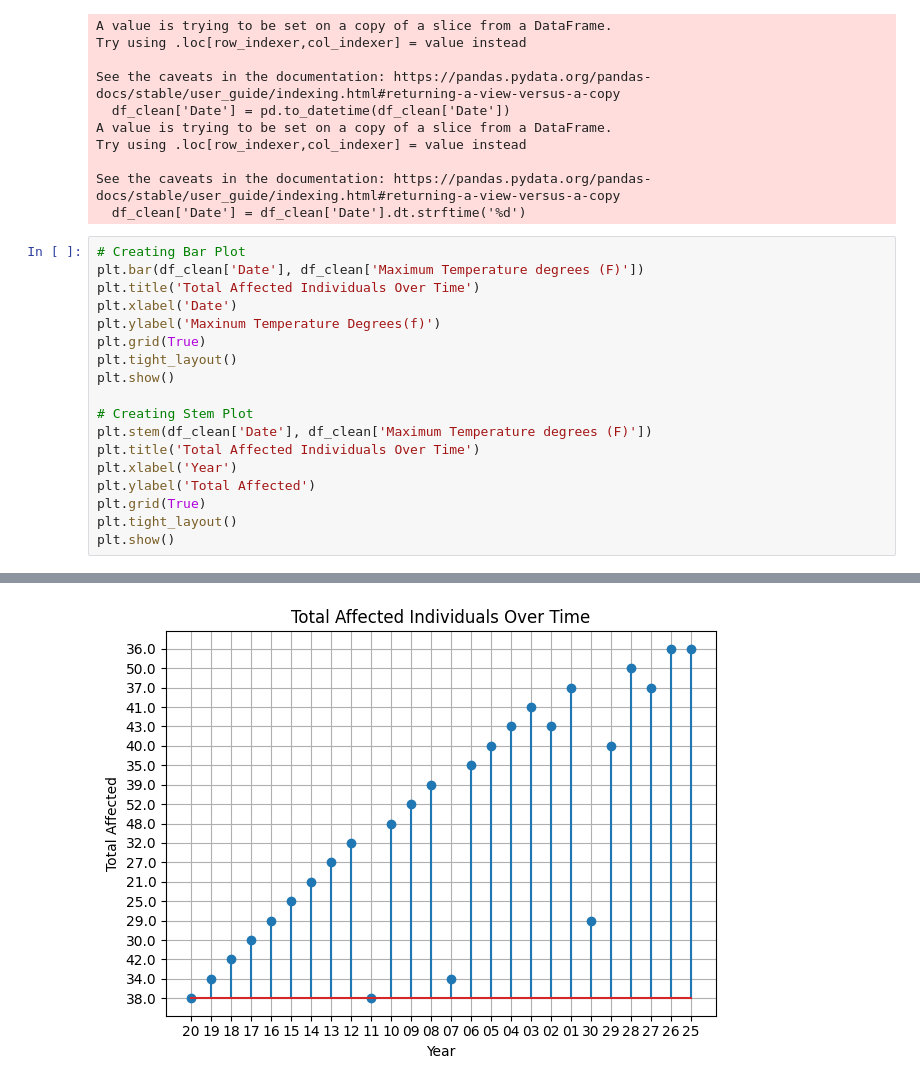
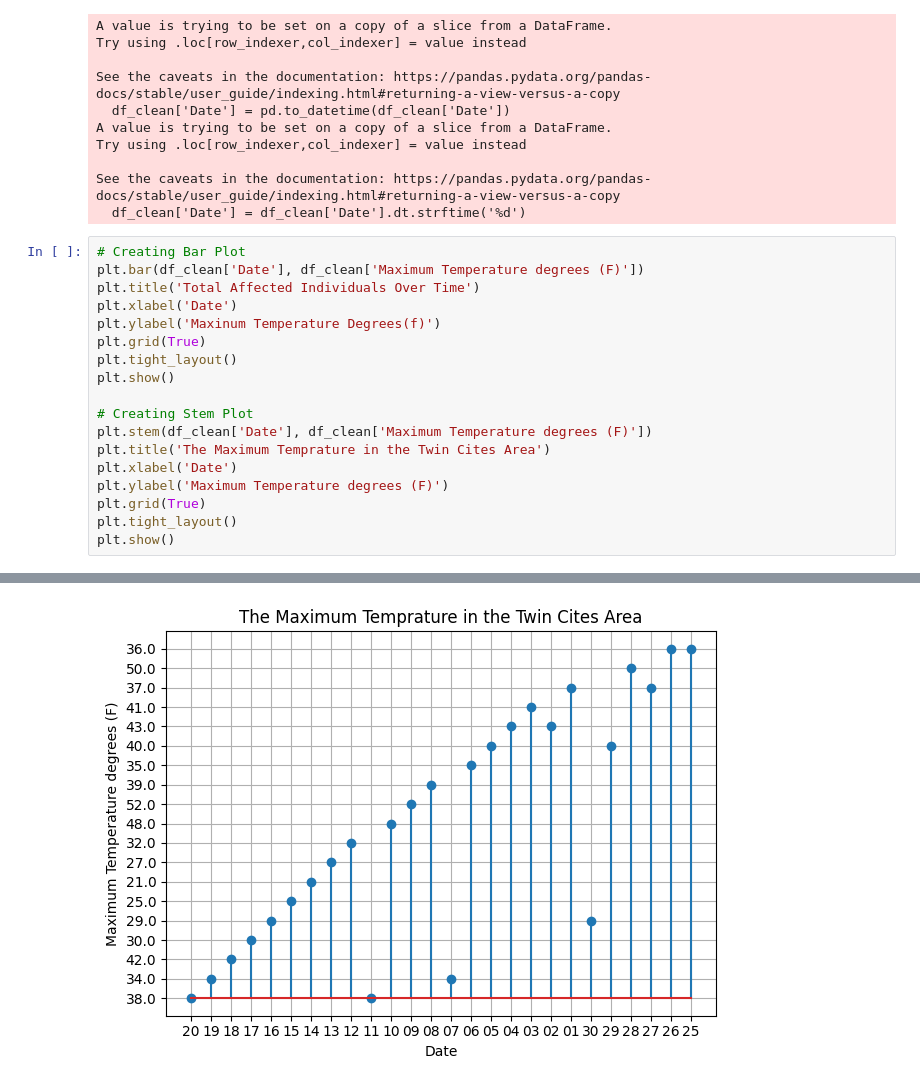
Before and after one commit to BitForge-HUT/Minneapolis-St.Paul-Weather, a Jupyter notebook: Minneapolis_St_Paul_Weather.ipynb, the cells around one changed output, grey strips where cells are left out. Cells and saved outputs as stored; diff of their text form.

```diff
--- a/Minneapolis_St_Paul_Weather.ipynb
+++ b/Minneapolis_St_Paul_Weather.ipynb
@@ -28,21 +28,21 @@ See the caveats in the documentation: https://pandas.pydata.org/pandas-docs/stab
 # %%
 # Creating Bar Plot
 plt.bar(df_clean['Date'], df_clean['Maximum Temperature degrees (F)'])
 plt.title('Total Affected Individuals Over Time')
 plt.xlabel('Date')
 plt.ylabel('Maxinum Temperature Degrees(f)')
 plt.grid(True)
 plt.tight_layout()
 plt.show()
 
 # Creating Stem Plot
 plt.stem(df_clean['Date'], df_clean['Maximum Temperature degrees (F)'])
-plt.title('Total Affected Individuals Over Time')
-plt.xlabel('Year')
-plt.ylabel('Total Affected')
+plt.title('The Maximum Temprature in the Twin Cites Area')
+plt.xlabel('Date')
+plt.ylabel('Maximum Temperature degrees (F)')
 plt.grid(True)
 plt.tight_layout()
 plt.show()
 # %% [output]
 [figure]
-[figure, old version]
+[figure, new version]
```
